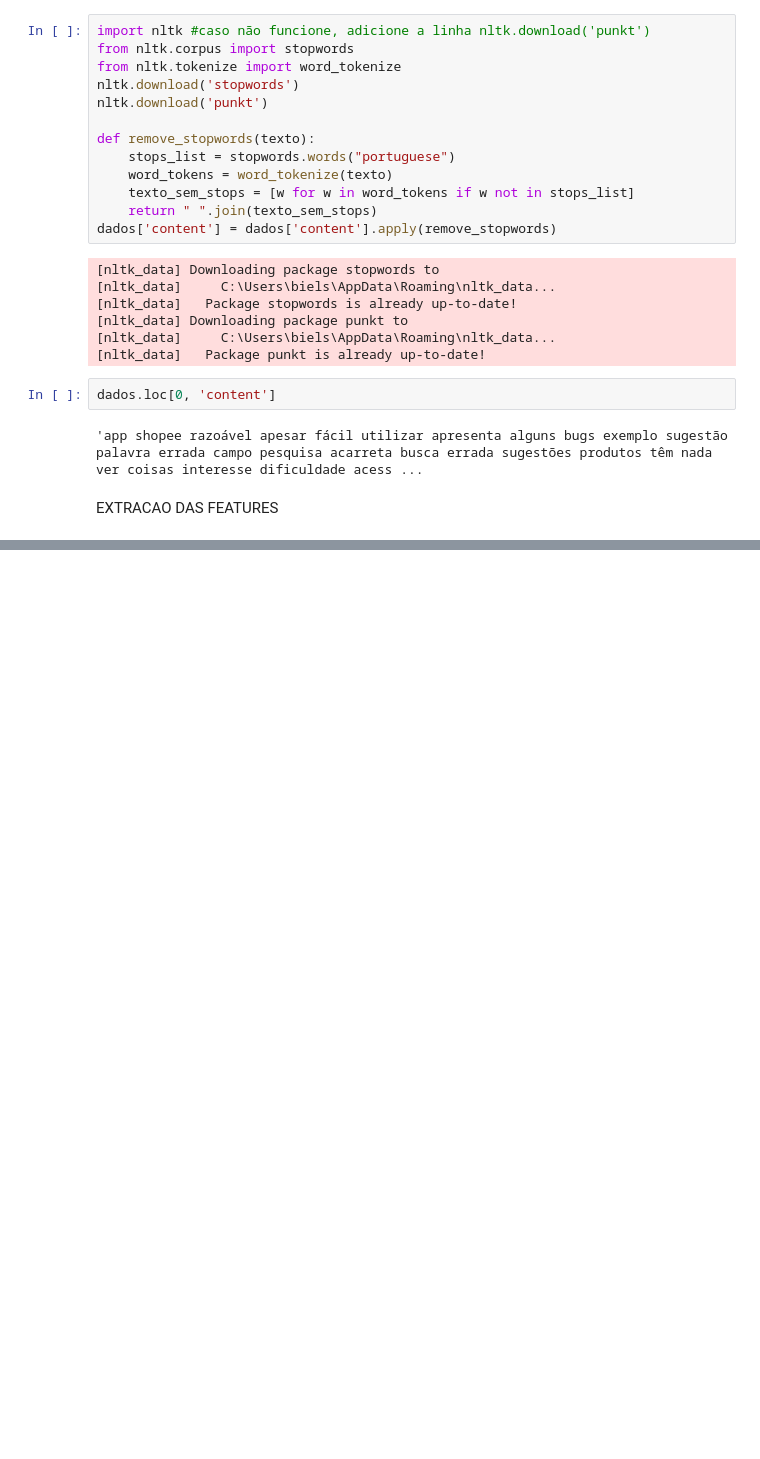
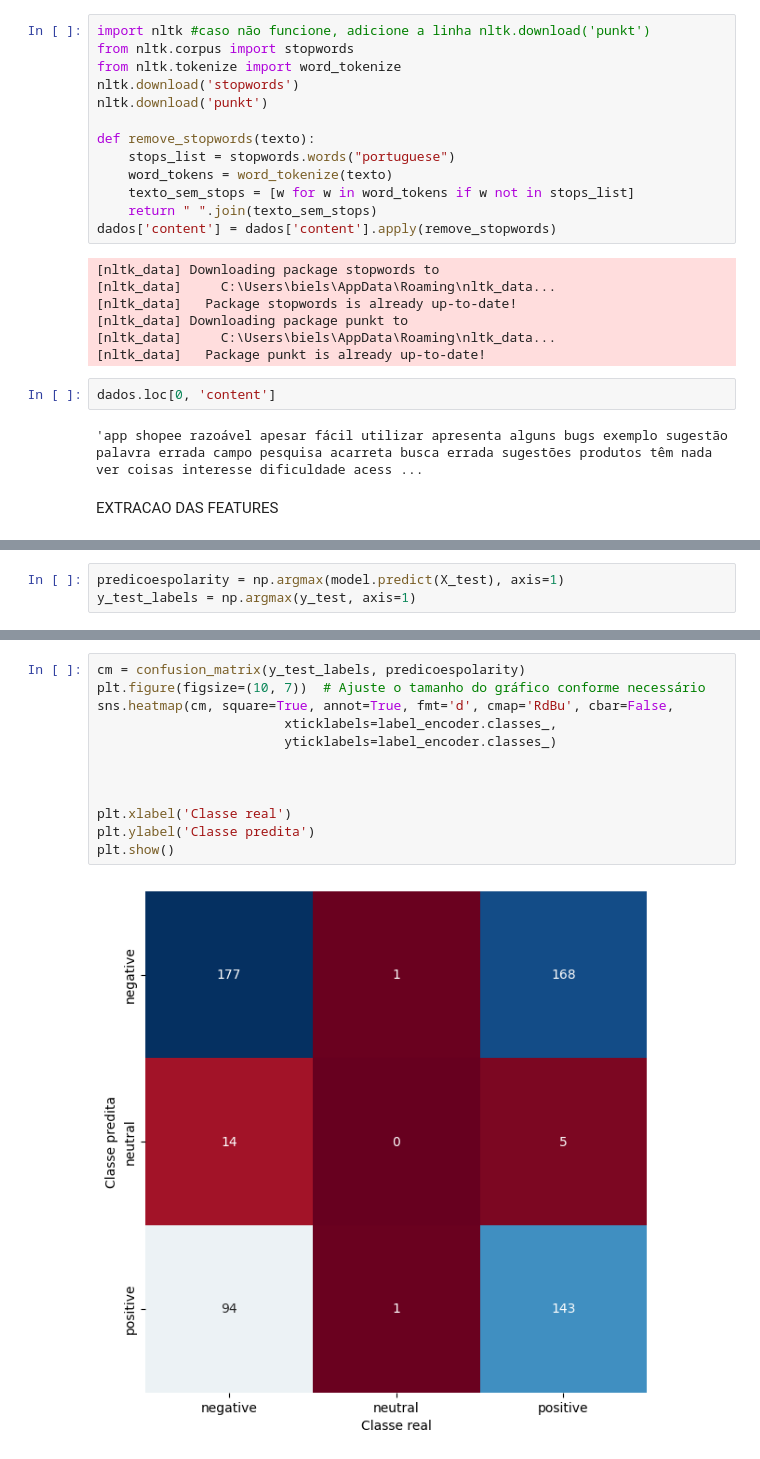
Before and after one commit to GScaramussa/projeto_minera-ao_de_texto, a Jupyter notebook: neural_embedding_w2v.ipynb, the cells around one changed output, grey strips where cells are left out. Drawn from its saved outputs; the diff is of its cells as text; blank space fills up the shorter version.

```diff
--- a/neural_embedding_w2v.ipynb
+++ b/neural_embedding_w2v.ipynb
@@ -143,0 +273,3 @@ COMO SABEMOS DE ANTEMAO A CATEGORIA CORRETA DO TESTE, VAMOS AVALIAR A PERFORMANC
+# %%
+predicoespolarity = np.argmax(model.predict(X_test), axis=1)
+y_test_labels = np.argmax(y_test, axis=1)
@@ -143,0 +290,14 @@ COMO SABEMOS DE ANTEMAO A CATEGORIA CORRETA DO TESTE, VAMOS AVALIAR A PERFORMANC
+# %%
+cm = confusion_matrix(y_test_labels, predicoespolarity)
+plt.figure(figsize=(10, 7))  # Ajuste o tamanho do gráfico conforme necessário
+sns.heatmap(cm, square=True, annot=True, fmt='d', cmap='RdBu', cbar=False,
+                        xticklabels=label_encoder.classes_,
+                        yticklabels=label_encoder.classes_)
+
+
+
+plt.xlabel('Classe real')
+plt.ylabel('Classe predita')
+plt.show()
+# %% [output]
+[figure, added]
```
Also changed, not shown: parts of 10 cells of this notebook, 1 other file.
